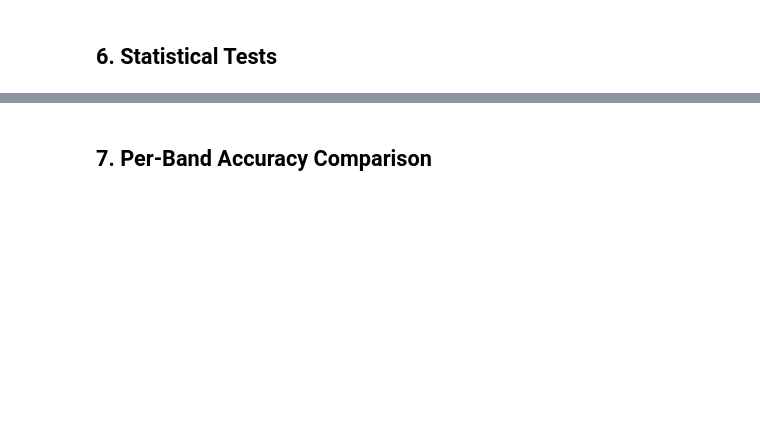
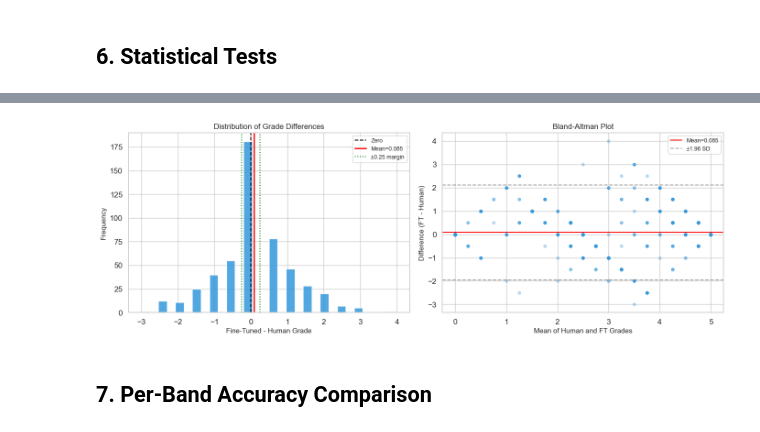
Before and after one commit to KamalEzzo/automated-essay-grading-system, a Jupyter notebook: Notebooks/07_Finetuning_Results.ipynb, the cells around one changed output, grey strips where cells are left out. Drawn from its saved outputs; the diff is of its cells as text; code cells hidden in the pictures; blank space fills up the shorter version.

```diff
--- a/Notebooks/07_Finetuning_Results.ipynb
+++ b/Notebooks/07_Finetuning_Results.ipynb
@@ -235,34 +335,36 @@ print(f'\n   90% CI for mean difference: [{mean_diff - 1.645*se_diff:.4f}, {mean
 # %%
 # Visualization of difference distribution
 fig, axes = plt.subplots(1, 2, figsize=(14, 5))
 
 # Histogram of differences
 ax = axes[0]
 ax.hist(diff, bins=30, color='#3498db', edgecolor='white', alpha=0.85)
 ax.axvline(0, color='black', linestyle='--', linewidth=1.5, label='Zero')
 ax.axvline(mean_diff, color='red', linestyle='-', linewidth=2, label=f'Mean={mean_diff:.3f}')
-ax.axvline(margin, color='green', linestyle=':', linewidth=1.5, label=f'±{margin} margin')
-ax.axvline(-margin, color='green', linestyle=':', linewidth=1.5)
+ax.axvline(0.25, color='green', linestyle=':', linewidth=1.5, label='±0.25 margin')
+ax.axvline(-0.25, color='green', linestyle=':', linewidth=1.5)
 ax.set_xlabel('Fine-Tuned - Human Grade', fontsize=11)
 ax.set_ylabel('Frequency', fontsize=11)
 ax.set_title('Distribution of Grade Differences', fontsize=12)
 ax.legend(fontsize=9)
 
 # Bland-Altman plot
 ax = axes[1]
 mean_grades = (human_grades + ft_grades) / 2
 ax.scatter(mean_grades, diff, alpha=0.3, s=20, color='#3498db')
 ax.axhline(mean_diff, color='red', linestyle='-', linewidth=1.5, label=f'Mean={mean_diff:.3f}')
 sd_diff = np.std(diff)
 ax.axhline(mean_diff + 1.96*sd_diff, color='gray', linestyle='--', alpha=0.7, label='±1.96 SD')
 ax.axhline(mean_diff - 1.96*sd_diff, color='gray', linestyle='--', alpha=0.7)
 ax.set_xlabel('Mean of Human and FT Grades', fontsize=11)
 ax.set_ylabel('Difference (FT - Human)', fontsize=11)
 ax.set_title('Bland-Altman Plot', fontsize=12)
 ax.legend(fontsize=9)
 
 plt.tight_layout()
 plt.show()
+# %% [output]
+[figure, added]
 # %% [markdown]
 ## 7. Per-Band Accuracy Comparison
 # %%
```
Also changed, not shown: parts of 17 cells of this notebook, 18 other files.
